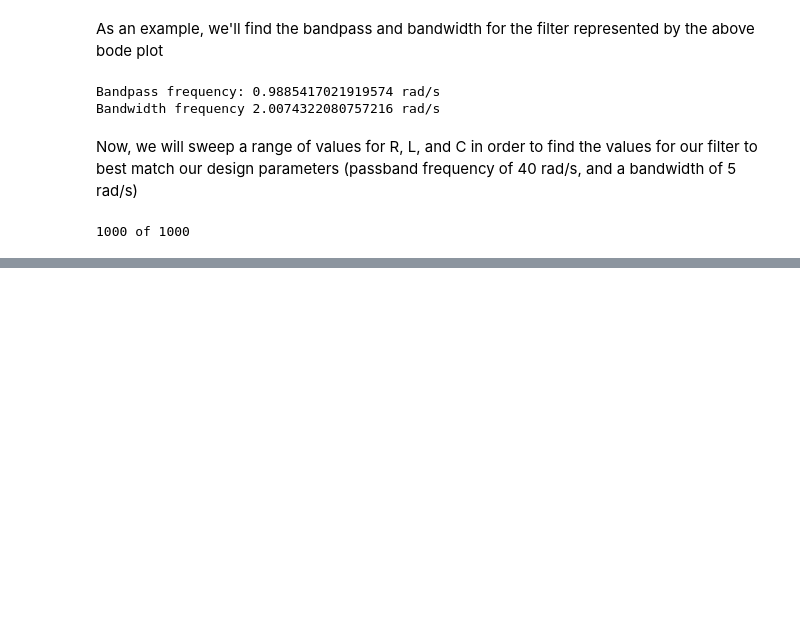
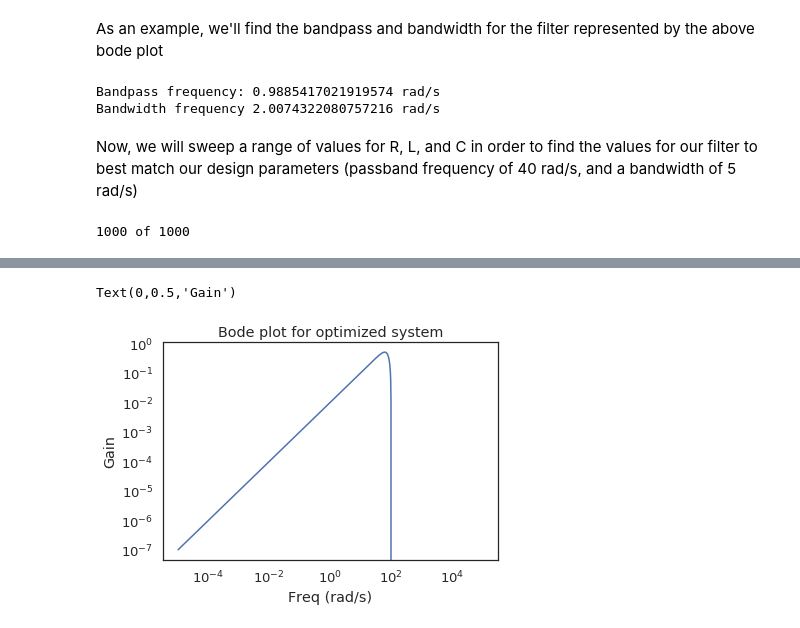
Before and after one commit to solomondg/ModSim_Proj2, a Jupyter notebook: notebook.ipynb, the cells around one changed output, grey strips where cells are left out. Saved outputs shown, nothing was run; the diff lists cells and outputs as text; code cells hidden in the pictures; blank space fills up the shorter version.

```diff
--- a/notebook.ipynb
+++ b/notebook.ipynb
@@ -440,0 +414,6 @@ With more computational runtime and resources, we would be able to run a higher
+# %%
+plot_bode(gen_bode(make_tf(make_params(R=10, L=0.1, C=0.001, F=1))))
+plt.title("Bode plot for optimized system");plt.xlabel("Freq (rad/s)");plt.ylabel("Gain")
+# %% [output]
+Text(0,0.5,'Gain')
+[figure, added]
```
Also changed, not shown: parts of 23 cells of this notebook, 3 other files.
